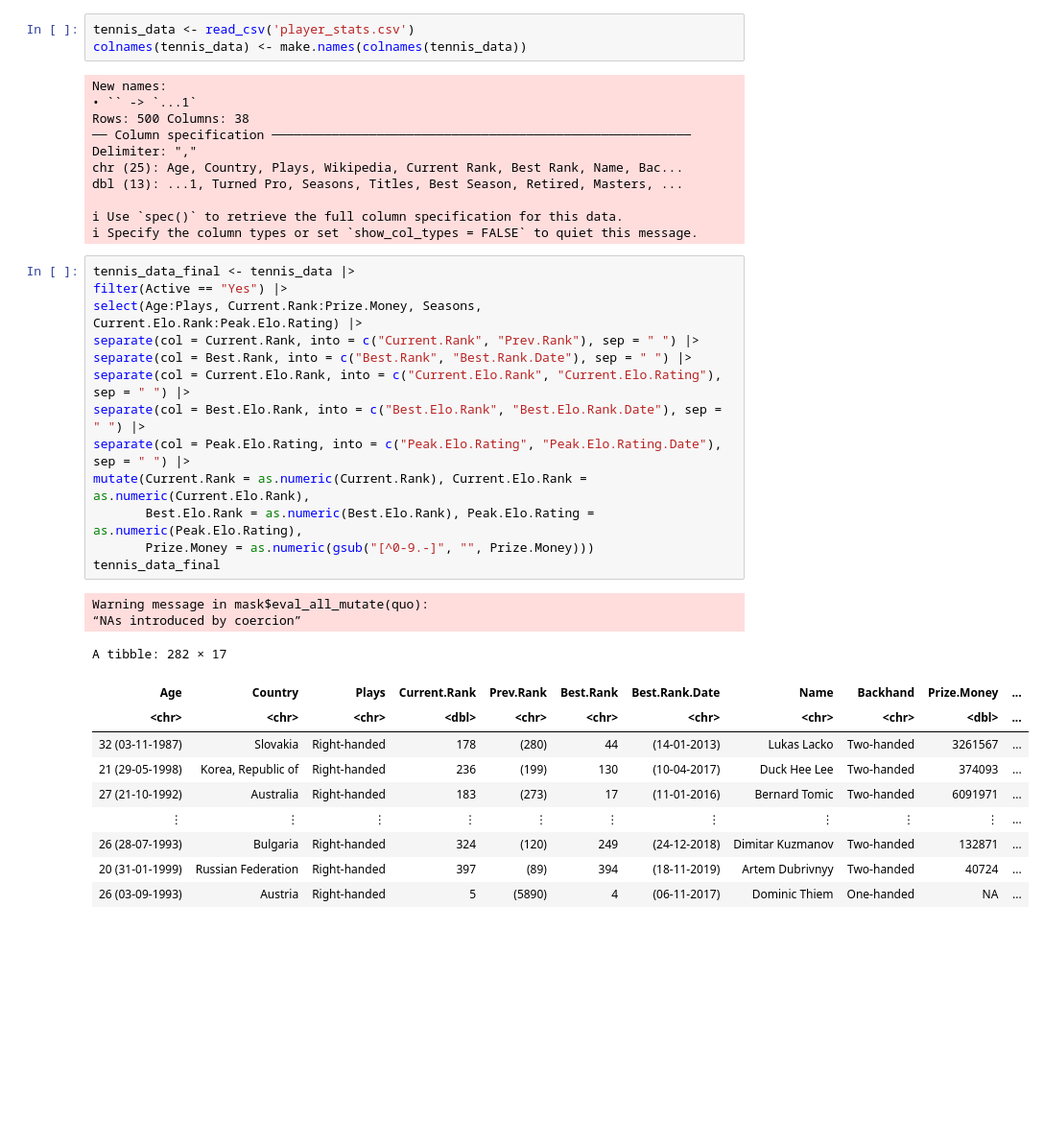
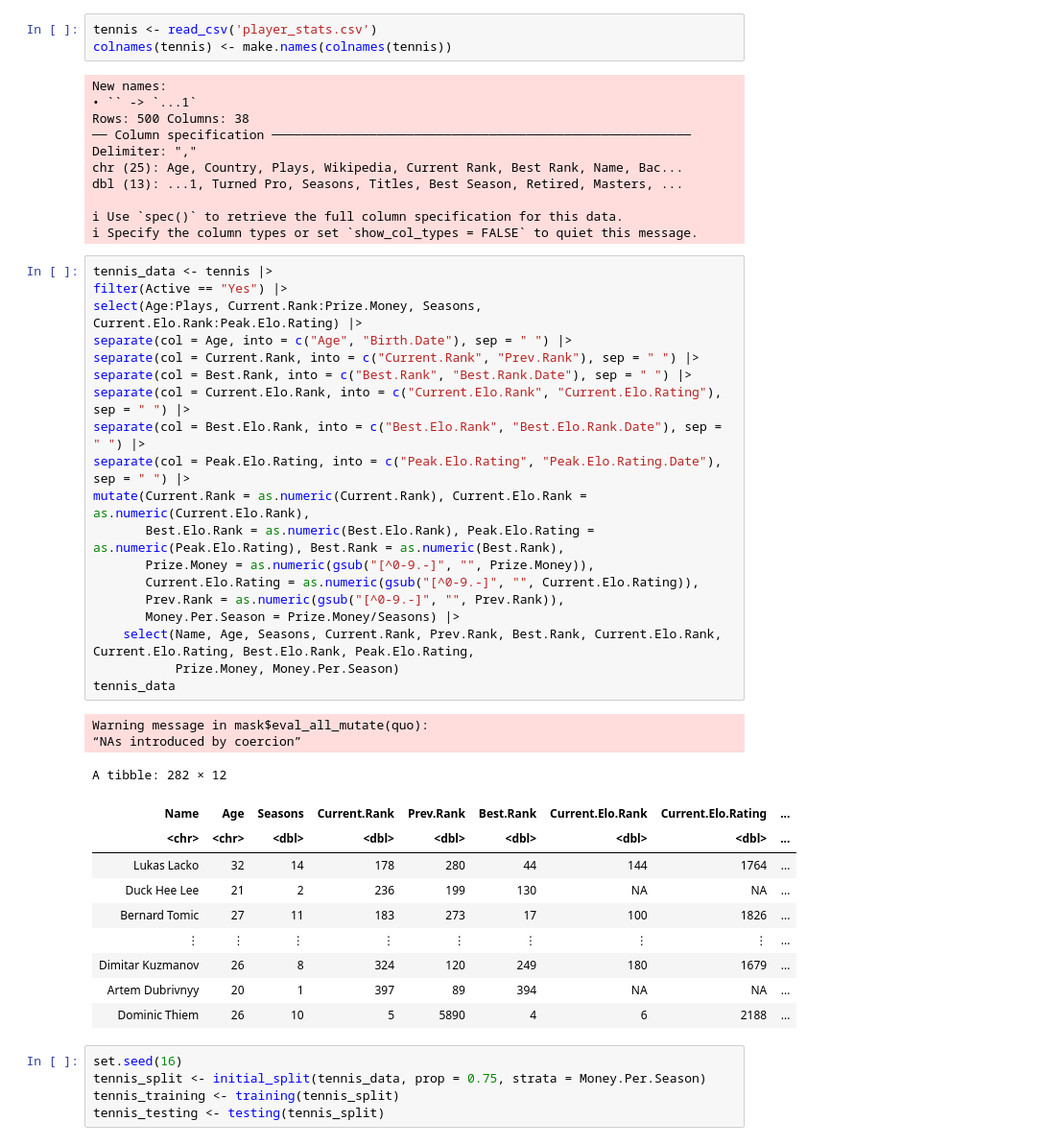
Before and after one commit to mnvibhakar/TennisSalaryProject, a Jupyter notebook: Nolan_Worksheet.ipynb, the cells around one changed output. Shown at 96% size. Drawn from its saved outputs; the diff is of its cells as text; blank space fills up the shorter version.

Commit message:
Added Exploratory Data Analysis
Added the Exploratory Data Analysis Section to the Project Proposal. Work copy/pasted from the changes to Nolan_Worksheet

```diff
--- a/Nolan_Worksheet.ipynb
+++ b/Nolan_Worksheet.ipynb
@@ -7,6 +26,6 @@ options(repr.matrix.max.rows = 6)
 # %%
-tennis_data <- read_csv('player_stats.csv')
-colnames(tennis_data) <- make.names(colnames(tennis_data))
+tennis <- read_csv('player_stats.csv')
+colnames(tennis) <- make.names(colnames(tennis))
 # %% [output]
 New names:
 • `` -> `...1`
@@ -19,28 +38,39 @@ dbl (13): ...1, Turned Pro, Seasons, Titles, Best Season, Retired, Masters, ...
 ℹ Use `spec()` to retrieve the full column specification for this data.
 ℹ Specify the column types or set `show_col_types = FALSE` to quiet this message.
 # %%
-tennis_data_final <- tennis_data |>
+tennis_data <- tennis |>
 filter(Active == "Yes") |>
 select(Age:Plays, Current.Rank:Prize.Money, Seasons, Current.Elo.Rank:Peak.Elo.Rating) |>
+separate(col = Age, into = c("Age", "Birth.Date"), sep = " ") |>
 separate(col = Current.Rank, into = c("Current.Rank", "Prev.Rank"), sep = " ") |>
 separate(col = Best.Rank, into = c("Best.Rank", "Best.Rank.Date"), sep = " ") |>
 separate(col = Current.Elo.Rank, into = c("Current.Elo.Rank", "Current.Elo.Rating"), sep = " ") |>
 separate(col = Best.Elo.Rank, into = c("Best.Elo.Rank", "Best.Elo.Rank.Date"), sep = " ") |>
 separate(col = Peak.Elo.Rating, into = c("Peak.Elo.Rating", "Peak.Elo.Rating.Date"), sep = " ") |>
 mutate(Current.Rank = as.numeric(Current.Rank), Current.Elo.Rank = as.numeric(Current.Elo.Rank),
-       Best.Elo.Rank = as.numeric(Best.Elo.Rank), Peak.Elo.Rating = as.numeric(Peak.Elo.Rating),
-       Prize.Money = as.numeric(gsub("[^0-9.-]", "", Prize.Money)))
-tennis_data_final
+       Best.Elo.Rank = as.numeric(Best.Elo.Rank), Peak.Elo.Rating = as.numeric(Peak.Elo.Rating), Best.Rank = as.numeric(Best.Rank),
+       Prize.Money = as.numeric(gsub("[^0-9.-]", "", Prize.Money)),
+       Current.Elo.Rating = as.numeric(gsub("[^0-9.-]", "", Current.Elo.Rating)),
+       Prev.Rank = as.numeric(gsub("[^0-9.-]", "", Prev.Rank)),
+       Money.Per.Season = Prize.Money/Seasons) |>
+    select(Name, Age, Seasons, Current.Rank, Prev.Rank, Best.Rank, Current.Elo.Rank, Current.Elo.Rating, Best.Elo.Rank, Peak.Elo.Rating,
+           Prize.Money, Money.Per.Season)
+tennis_data
 # %% [output]
 Warning message in mask$eval_all_mutate(quo):
 “NAs introduced by coercion”
-A tibble: 282 × 17
+A tibble: 282 × 12
-| Age | Country | Plays | Current.Rank | Prev.Rank | Best.Rank | Best.Rank.Date | Name | Backhand | Prize.Money | ... |
-| <chr> | <chr> | <chr> | <dbl> | <chr> | <chr> | <chr> | <chr> | <chr> | <dbl> | ... |
-| 32 (03-11-1987) | Slovakia | Right-handed | 178 | (280) | 44 | (14-01-2013) | Lukas Lacko | Two-handed | 3261567 | ... |
-| 21 (29-05-1998) | Korea, Republic of | Right-handed | 236 | (199) | 130 | (10-04-2017) | Duck Hee Lee | Two-handed | 374093 | ... |
-| 27 (21-10-1992) | Australia | Right-handed | 183 | (273) | 17 | (11-01-2016) | Bernard Tomic | Two-handed | 6091971 | ... |
-| ⋮ | ⋮ | ⋮ | ⋮ | ⋮ | ⋮ | ⋮ | ⋮ | ⋮ | ⋮ | ... |
-| 26 (28-07-1993) | Bulgaria | Right-handed | 324 | (120) | 249 | (24-12-2018) | Dimitar Kuzmanov | Two-handed | 132871 | ... |
-| 20 (31-01-1999) | Russian Federation | Right-handed | 397 | (89) | 394 | (18-11-2019) | Artem Dubrivnyy | Two-handed | 40724 | ... |
-| 26 (03-09-1993) | Austria | Right-handed | 5 | (5890) | 4 | (06-11-2017) | Dominic Thiem | One-handed | NA | ... |
+| Name | Age | Seasons | Current.Rank | Prev.Rank | Best.Rank | Current.Elo.Rank | Current.Elo.Rating | ... |
+| <chr> | <chr> | <dbl> | <dbl> | <dbl> | <dbl> | <dbl> | <dbl> | ... |
+| Lukas Lacko | 32 | 14 | 178 | 280 | 44 | 144 | 1764 | ... |
+| Duck Hee Lee | 21 | 2 | 236 | 199 | 130 | NA | NA | ... |
+| Bernard Tomic | 27 | 11 | 183 | 273 | 17 | 100 | 1826 | ... |
+| ⋮ | ⋮ | ⋮ | ⋮ | ⋮ | ⋮ | ⋮ | ⋮ | ... |
+| Dimitar Kuzmanov | 26 | 8 | 324 | 120 | 249 | 180 | 1679 | ... |
+| Artem Dubrivnyy | 20 | 1 | 397 | 89 | 394 | NA | NA | ... |
+| Dominic Thiem | 26 | 10 | 5 | 5890 | 4 | 6 | 2188 | ... |
+# %%
+set.seed(16)
+tennis_split <- initial_split(tennis_data, prop = 0.75, strata = Money.Per.Season)
+tennis_training <- training(tennis_split)
+tennis_testing <- testing(tennis_split)
```
Also changed, not shown: parts of 6 cells of this notebook, 1 other file.
